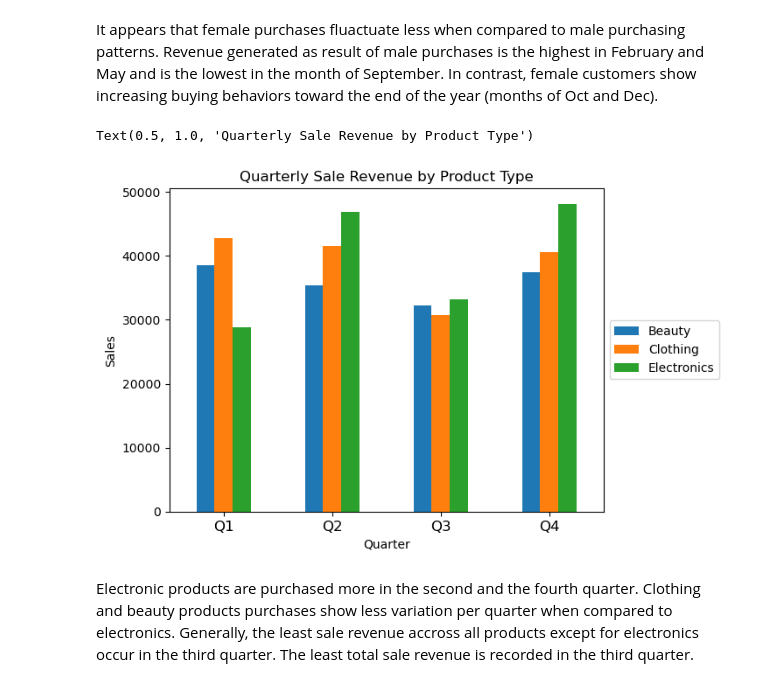
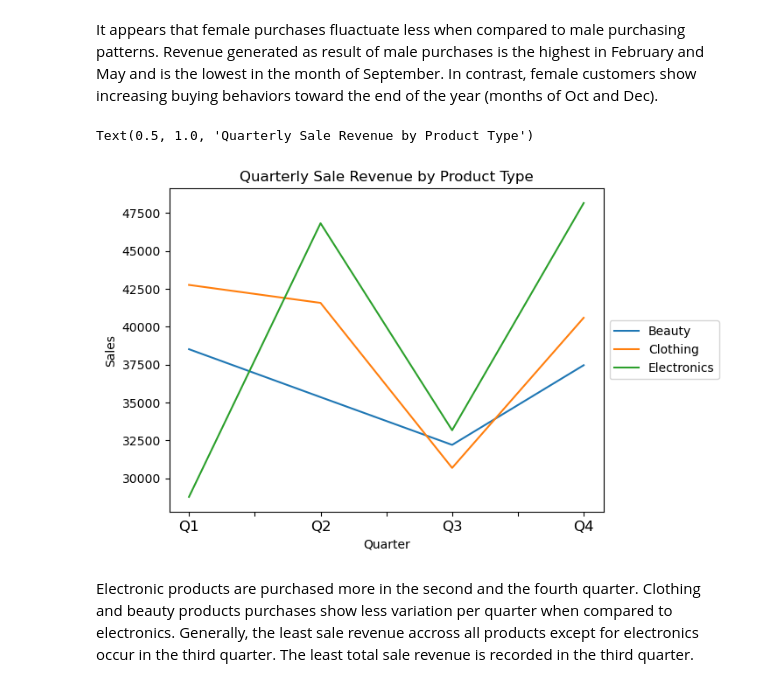
Before and after one commit to MohSalamh/Retail-Sales-Analysis, a Jupyter notebook: Retail_Sales_Analysis.ipynb, the cells around one changed output. Drawn from its saved outputs; the diff is of its cells as text; code cells hidden in the pictures.

```diff
--- a/Retail_Sales_Analysis.ipynb
+++ b/Retail_Sales_Analysis.ipynb
@@ -6,7 +6,7 @@ import seaborn as sns
 import numpy as np
 import calendar
 # %%
-data = pd.read_csv(r'C:\Desktop\retail_sales_dataset.csv')
+data = pd.read_csv(r'C:\desktop\retail_sales_dataset.csv')
 data.head()
 # %% [output]
 |  | Transaction ID | Date | Customer ID | Gender | Age | Product Category | Quantity | Price per Unit | ... |
@@ -373,15 +381,15 @@ It appears that female purchases fluactuate less when compared to male purchasin
 # %%
 df = data.drop(columns=['Date', 'Age', 'Quantity', 'Day of Week', 'Age Group', 'Gender', 'Month', 'Price per Unit'])
 df1 = df.pivot_table(index='Quarter', columns='Product Category', aggfunc='sum', observed=True)
-df1.sort_values(by='Quarter', ascending=True).plot(kind='bar', stacked=False, y='Total Amount')
+df2 = df1.sort_values(by='Quarter', ascending=True).plot(kind='line', stacked=False, y='Total Amount')
 plt.legend(loc='center left', bbox_to_anchor=(1.0, 0.5))
 plt.ylabel('Sales')
 plt.xlabel('Quarter')
 plt.xticks(fontsize=12, rotation=0)
 plt.title('Quarterly Sale Revenue by Product Type')
 # %% [output]
 Text(0.5, 1.0, 'Quarterly Sale Revenue by Product Type')
-[figure, old version]
+[figure, new version]
 # %% [markdown]
 Electronic products are purchased more in the second and the fourth quarter. Clothing and beauty products purchases show less variation per quarter when compared to electronics. Generally, the least sale revenue accross all products except for electronics occur in the third quarter. The least total sale revenue is recorded in the third quarter.
 # %%
```
Also changed, not shown: parts of 5 cells of this notebook.
